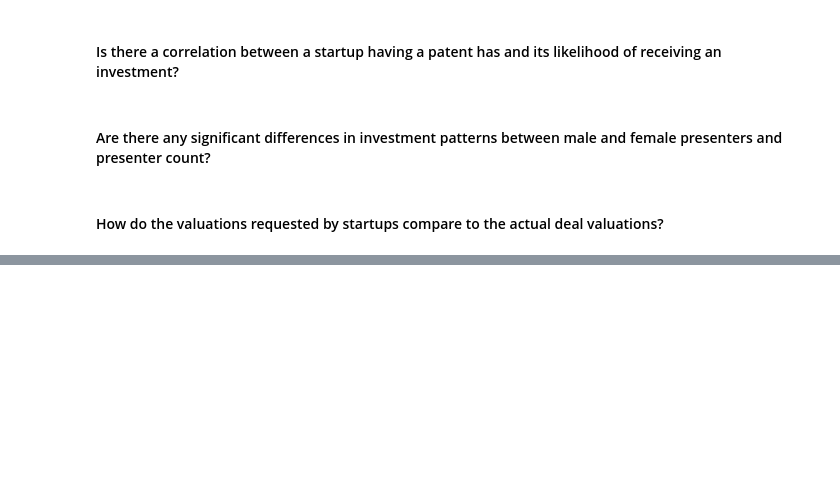
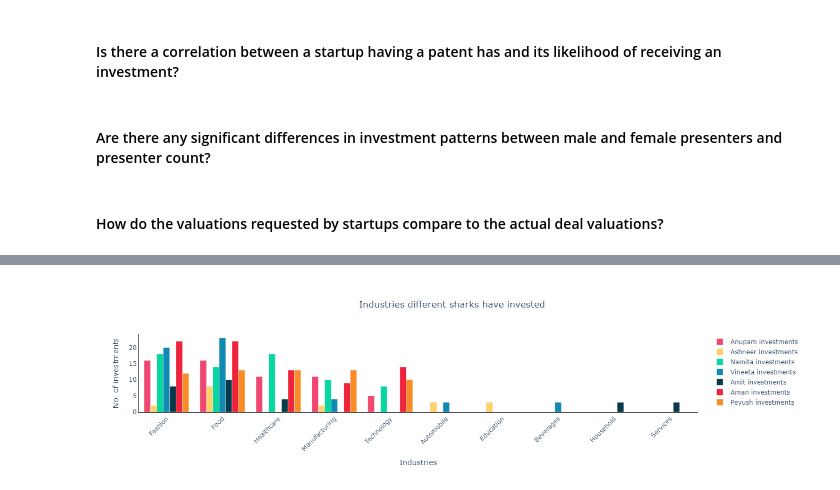
Before and after one commit to AnirudhSinghBhadauria/shark-tank-analysis, a Jupyter notebook: shark_tank_analysis.ipynb, the cells around one changed output, grey strips where cells are left out. Saved outputs shown, nothing was run; the diff lists cells and outputs as text; code cells hidden in the pictures; blank space fills up the shorter version.

```diff
--- a/shark_tank_analysis.ipynb
+++ b/shark_tank_analysis.ipynb
@@ -1119,0 +1105,80 @@ done
+# %%
+anupam_industires, anupam_count = shark_investments('anupam')
+namita_industires, namita_count = shark_investments('namita')
+vineeta_industires, vineeta_count = shark_investments('vineeta')
+peyush_industires, peyush_count = shark_investments('peyush')
+aman_industires, aman_count = shark_investments('aman')
+amit_industires, amit_count = shark_investments('amit')
+ashneer_industires, ashneer_count = shark_investments('ashneer')
+# %%
+# Plot different investments by different sharks!
+
+fig = go.Figure()
+fig.add_trace(go.Bar(
+    x=anupam_industires,
+    y=anupam_count,
+    name='Anupam investments',
+    marker_color='#ef476f'
+))
+fig.add_trace(go.Bar(
+    x=ashneer_industires,
+    y=ashneer_count,
+    name='Ashneer investments',
+    marker_color='#ffd166'
+))
+fig.add_trace(go.Bar(
+    x=namita_industires,
+    y=namita_count,
+    name='Namita investments',
+    marker_color='#06d6a0'
+))
+fig.add_trace(go.Bar(
+    x=vineeta_industires,
+    y=vineeta_count,
+    name='Vineeta investments',
+    marker_color='#118ab2'
+))
+fig.add_trace(go.Bar(
+    x=amit_industires,
+    y=amit_count,
+    name='Amit investments',
+    marker_color='#073b4c'
+))
+fig.add_trace(go.Bar(
+    x=aman_industires,
+    y=aman_count,
+    name='Aman investments',
+    marker_color='#ef233c'
+))
+fig.add_trace(go.Bar(
+    x=peyush_industires,
+    y=peyush_count,
+    name='Peyush investments',
+    marker_color='#fb8b24'
+))
+
+fig.update_layout(barmode='group', xaxis_tickangle=-45)
+fig.update_layout(
+    plot_bgcolor='white',
+    paper_bgcolor='white',
+    title={
+        'text': 'Industries different sharks have invested',
+        'x': 0.5,
+        'xanchor': 'center'
+    },
+    xaxis=dict(
+        showline=True,
+        linewidth=1,
+        linecolor='black',
+        title='Industries',
+    ),
+    yaxis=dict(
+        showline=True,
+        linewidth=1,
+        linecolor='black',
+        title='No. of investments',
+    )
+)
+fig.show()
+# %% [output]
+[figure, added]
```
Also changed, not shown: parts of 8 cells of this notebook, 1 other file.
